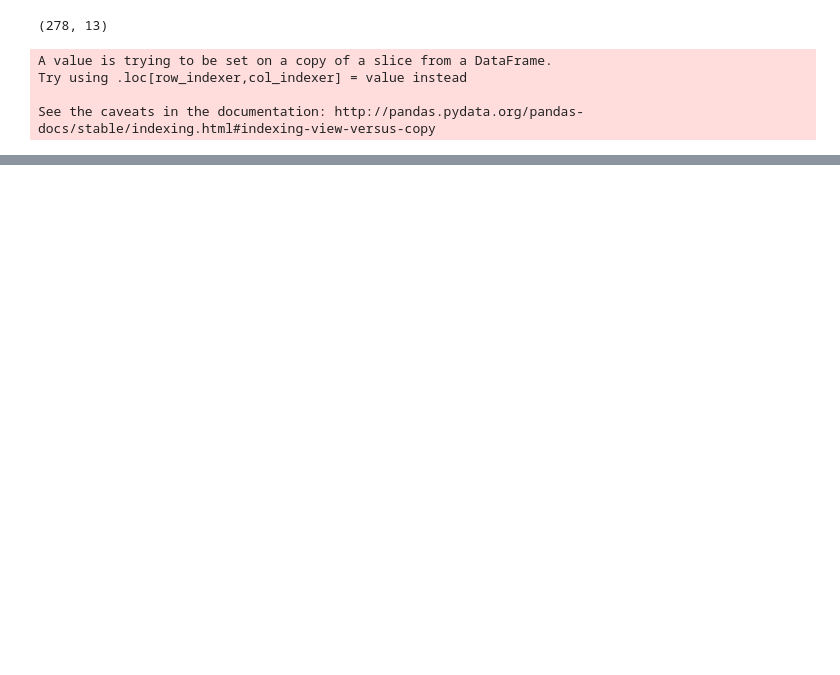
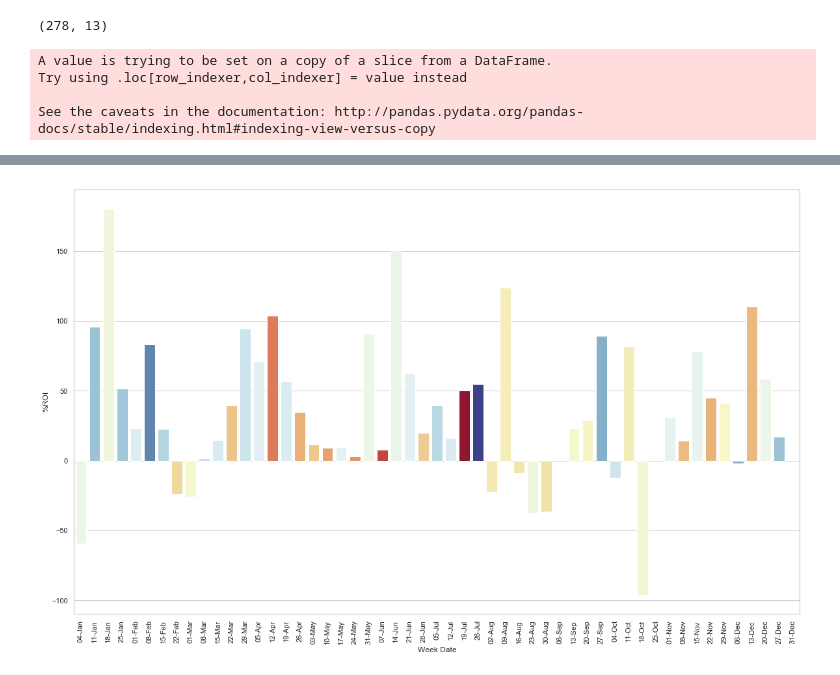
Before and after one commit to CristinaTRico/Mod1Project, a Jupyter notebook: Budget_Genre-checkpoint.ipynb, the cells around one changed output, grey strips where cells are left out. Cells and saved outputs as stored; diff of their text form; code cells hidden in the pictures; blank space fills up the shorter version.

```diff
--- a/Budget_Genre-checkpoint.ipynb
+++ b/Budget_Genre-checkpoint.ipynb
@@ -159,0 +278,26 @@ plt.savefig('ROI_by_Compared_Med.jpeg');
+# %%
+
+# sns.set(style="whitegrid", color_codes=True)
+
+
+# data = sort_Comedies.groupby("Week Date")['%ROI'].median()   # data underlying bar plot in question
+
+# pal = sns.color_palette("Greens_d", len(data))
+# rank = data.argsort().argsort()   # http://stackoverflow.com/a/6266510/1628638
+
+#set median valuses of %ROI
+median_vals = sort_Comedies.groupby('Week Date')['%ROI'].median()
+#set normalize of distance from median to the break even line
+norm = plt.Normalize(min(median_vals), max(median_vals))
+#coerce those values into a list to be usedb my palettes in bocplot argument
+median_vals = median_vals.tolist()
+#set a colormap to correspond to values set in norm
+# colors = plt.cm.ScalarMappable(norm=None, cmap='RdYlBu_r')
+colors = plt.cm.RdYlBu_r(norm(median_vals))
+
+plt.show()
+plt.figure(figsize=(20,12))
+sns.barplot(x="Week Date", y='%ROI', hue=None, order = week_dates, data=sort_Comedies, ci = None, estimator=median, palette=colors, )
+plt.xticks(rotation=90);
+# %% [output]
+[figure, added]
```
Also changed, not shown: parts of 29 cells of this notebook, 3 other files.
